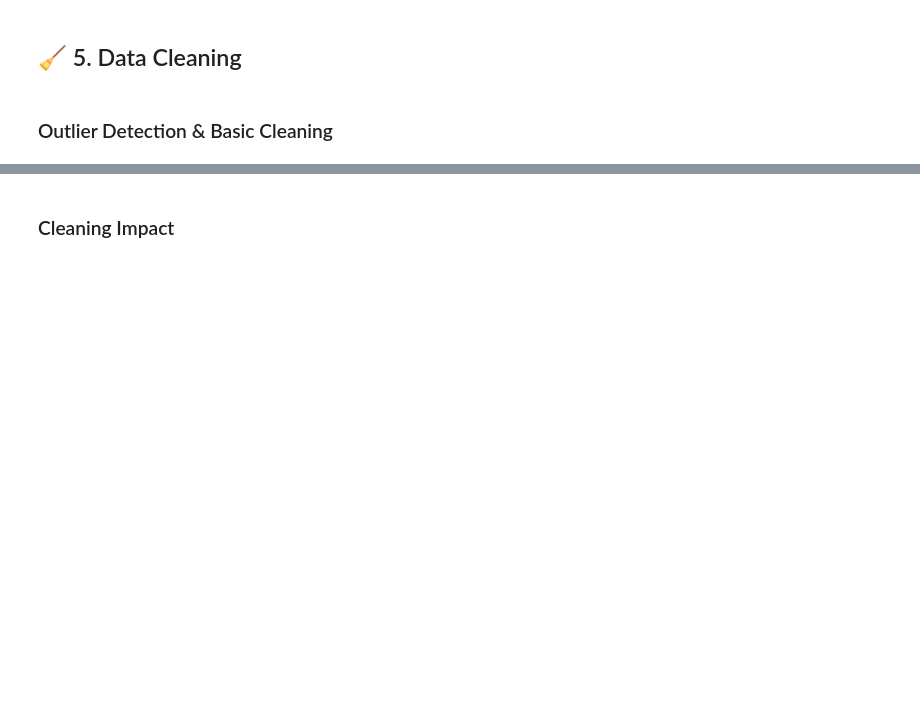
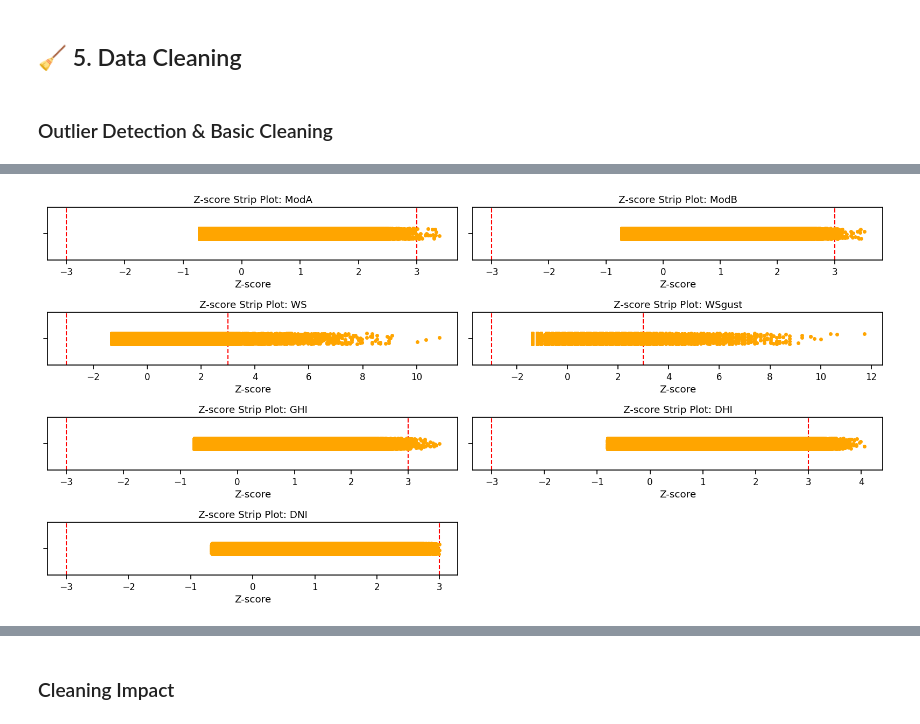
Before and after one commit to Teshager21/solar-challenge-week1, a Jupyter notebook: notebooks/benin_eda.ipynb, the cells around one changed output, grey strips where cells are left out. Drawn from its saved outputs; the diff is of its cells as text; code cells hidden in the pictures; blank space fills up the shorter version.

Commit message:
feat: detect and visualize outliers

```diff
--- a/notebooks/benin_eda.ipynb
+++ b/notebooks/benin_eda.ipynb
@@ -168,0 +183,16 @@ memory usage: 76.2+ MB
+# %%
+#checking for outliers in select columns
+#using z-score method
+columns_to_check_for_outliers = ['ModA','ModB','WS','WSgust','GHI','DHI','DNI']
+outlier_counts = {
+    "column": [],
+    "num_outliers": []
+}
+
+for col in columns_to_check_for_outliers:
+    outliers = detect_outliers_zscore(df, col)
+    outlier_counts["column"].append(col)
+    outlier_counts["num_outliers"].append(len(outliers))
+
+outlier_df = pd.DataFrame(outlier_counts)
+print(outlier_df)
@@ -168,0 +208,24 @@ memory usage: 76.2+ MB
+# %%
+#Z-Score Outlier Strip Plot
+n_cols = 2# adjust as needed
+n_rows = (len(columns_to_check_for_outliers) + n_cols - 1) // n_cols
+
+fig, axes = plt.subplots(n_rows, n_cols, figsize=(8 * n_cols, 2 * n_rows))
+axes = axes.flatten()
+
+for i, col in enumerate(columns_to_check_for_outliers):
+    df['z'] = zscore(df[col].dropna())
+    sns.stripplot(x='z', data=df.dropna(subset=[col]), color='orange', ax=axes[i])
+    axes[i].axvline(3, color='red', linestyle='--')
+    axes[i].axvline(-3, color='red', linestyle='--')
+    axes[i].set_title(f'Z-score Strip Plot: {col}')
+    axes[i].set_xlabel('Z-score')
+
+# Remove unused axes if any
+for j in range(i + 1, len(axes)):
+    fig.delaxes(axes[j])
+
+plt.tight_layout()
+plt.show()
+# %% [output]
+[figure, added]
```
Also changed, not shown: parts of 6 cells of this notebook.
